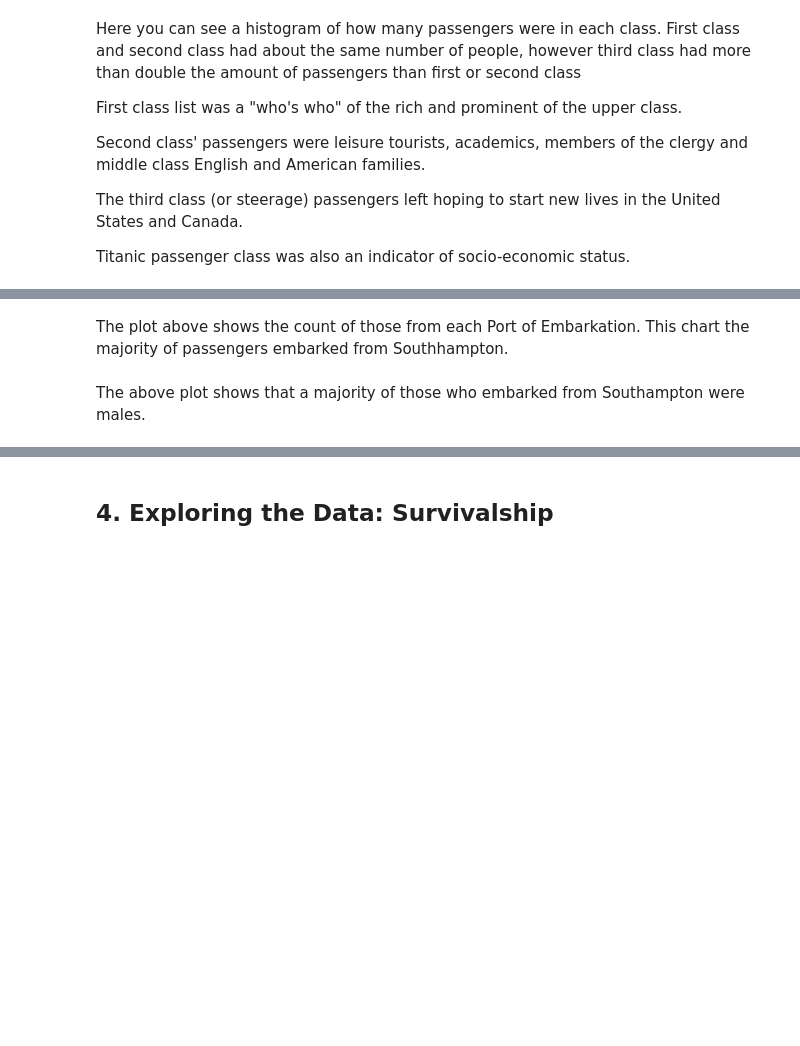
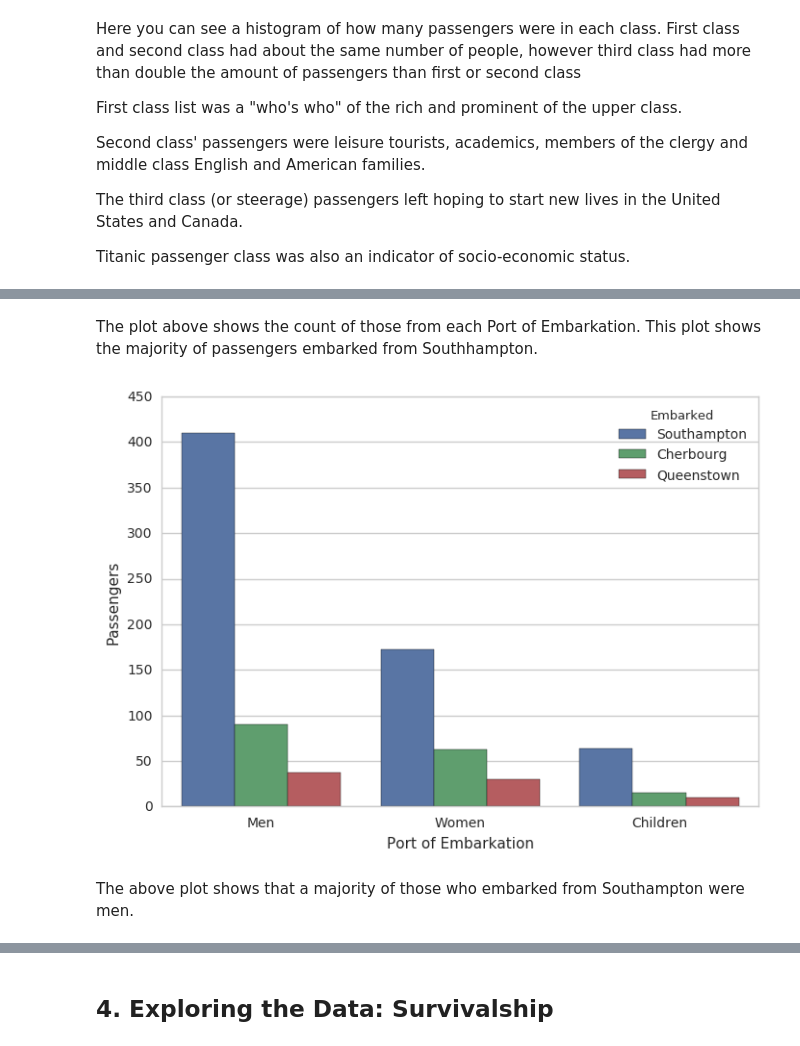
Before and after one commit to wblakecannon/titanic-investigation, a Jupyter notebook: titanic-investigation.ipynb, the cells around one changed output, grey strips where cells are left out. Drawn from its saved outputs; the diff is of its cells as text; code cells hidden in the pictures; blank space fills up the shorter version.

```diff
--- a/titanic-investigation.ipynb
+++ b/titanic-investigation.ipynb
@@ -484,11 +467,13 @@ plt.show()
 # %% [markdown]
-The plot above shows the count of those from each Port of Embarkation. This chart the majority of passengers embarked from Southhampton.
+The plot above shows the count of those from each Port of Embarkation. This plot shows the majority of passengers embarked from Southhampton.
 # %%
 # Plot countplot of Sex by Embarked
-sns.countplot(x='Sex', hue='Embarked', data=titanic_df)
-plt.xlabel('Sex by Port of Embarkation')
+sns.countplot(x='MWC', hue='Embarked', data=titanic_df)
+plt.xlabel('Port of Embarkation')
 plt.ylabel('Passengers')
 plt.show()
+# %% [output]
+[figure, added]
 # %% [markdown]
-The above plot shows that a majority of those who embarked from Southampton were males.
+The above plot shows that a majority of those who embarked from Southampton were men.
 # %%
```
Also changed, not shown: parts of 168 cells of this notebook.
